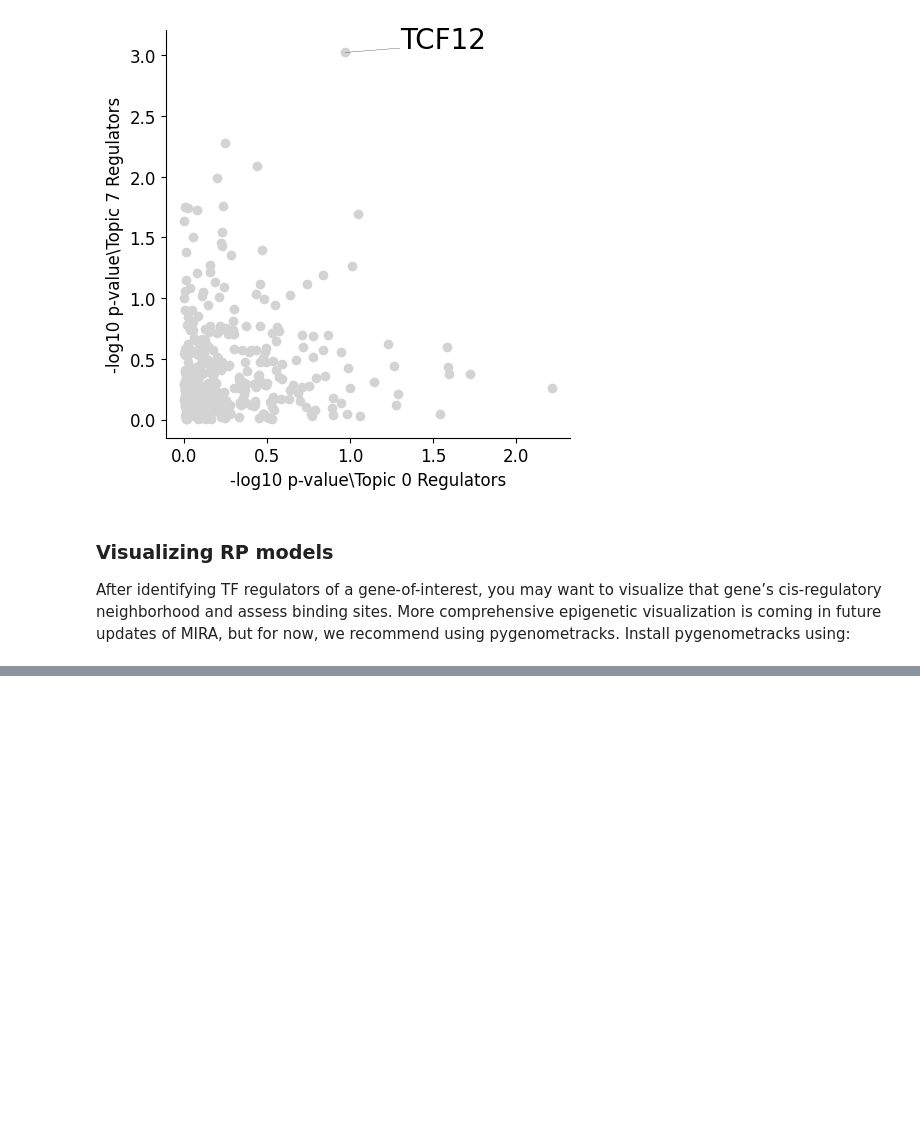
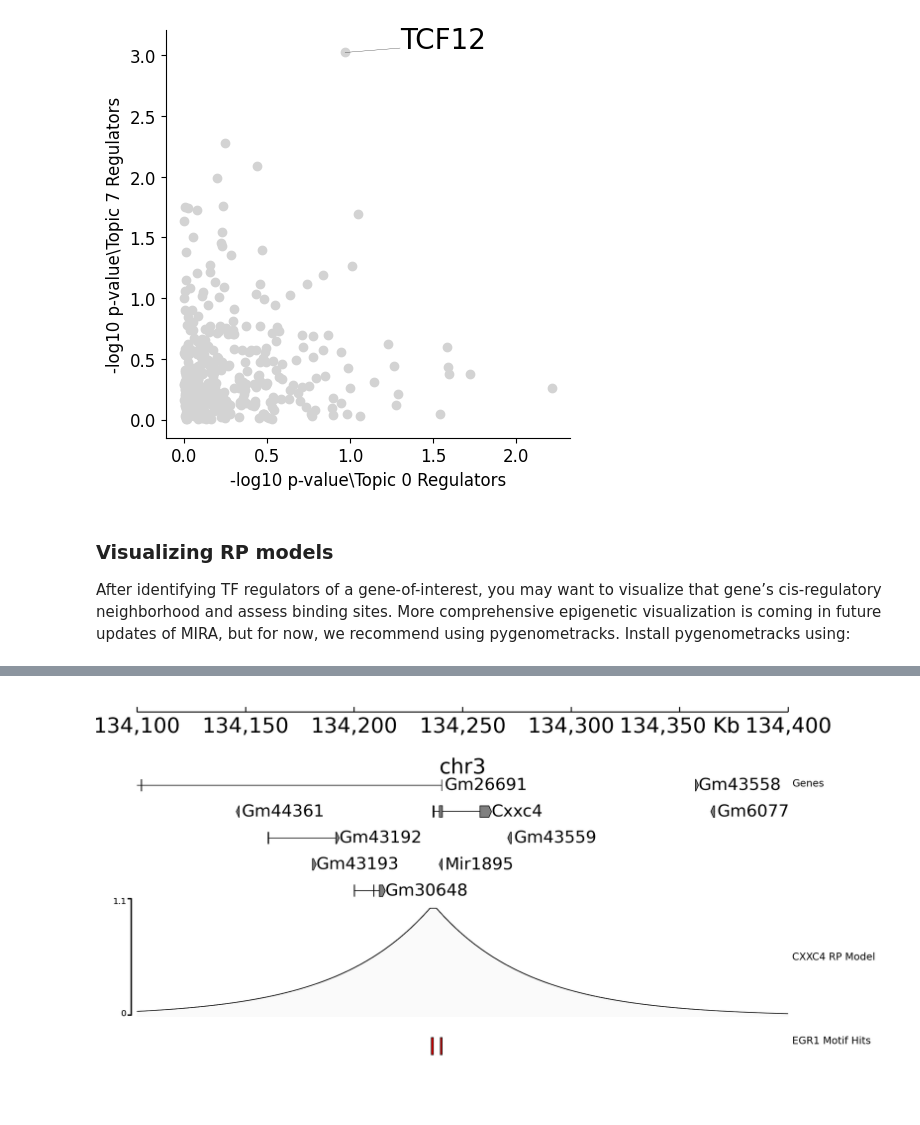
Before and after one commit to Luminarada80/MIRA, a Jupyter notebook: notebooks/05_mira_regulatory_potential_modeling.ipynb, the cells around one changed output, grey strips where cells are left out. Saved outputs shown, nothing was run; the diff lists cells and outputs as text; code cells hidden in the pictures; blank space fills up the shorter version.

```diff
--- a/notebooks/05_mira_regulatory_potential_modeling.ipynb
+++ b/notebooks/05_mira_regulatory_potential_modeling.ipynb
@@ -373,0 +510,5 @@ litemodel['Atf6'].write_bedgraph(atac_adata,
+# %%
+from IPython.display import Image, display
+Image('data/trackdata/Cxxc4_plot.png')
+# %% [output]
+[figure, added]
```
Also changed, not shown: parts of 16 cells of this notebook, 1 other file.
